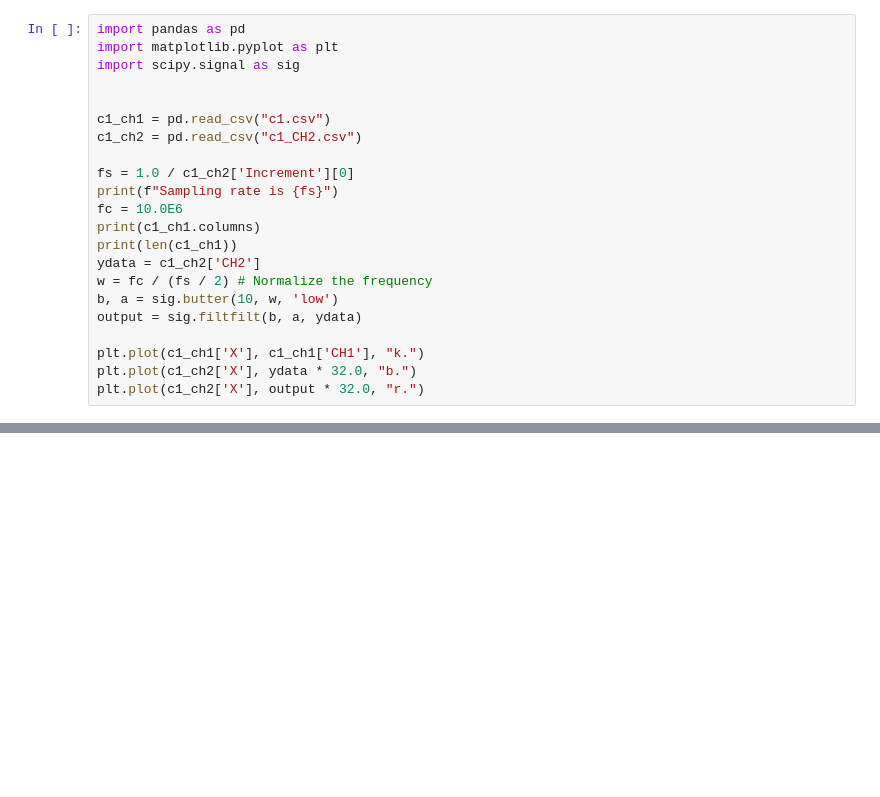
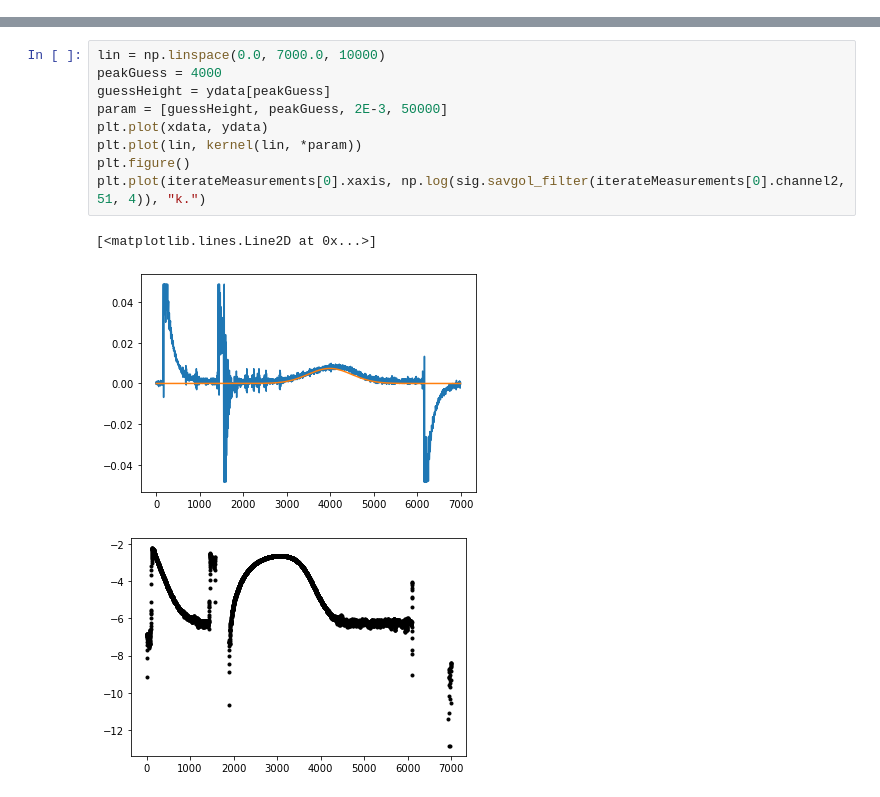
Before and after one commit to maxhaton/P7, a Jupyter notebook: plots.ipynb, the cells around one changed output, grey strips where cells are left out. Drawn from its saved outputs; the diff is of its cells as text; blank space fills up the shorter version.

```diff
--- a/plots.ipynb
+++ b/plots.ipynb
@@ -1,22 +0,0 @@
-# %%
-import pandas as pd
-import matplotlib.pyplot as plt
-import scipy.signal as sig
-
-
-c1_ch1 = pd.read_csv("c1.csv")
-c1_ch2 = pd.read_csv("c1_CH2.csv")
-
-fs = 1.0 / c1_ch2['Increment'][0]
-print(f"Sampling rate is {fs}")
-fc = 10.0E6
-print(c1_ch1.columns)
-print(len(c1_ch1))
-ydata = c1_ch2['CH2']
-w = fc / (fs / 2) # Normalize the frequency
-b, a = sig.butter(10, w, 'low')
-output = sig.filtfilt(b, a, ydata)
-
-plt.plot(c1_ch1['X'], c1_ch1['CH1'], "k.")
-plt.plot(c1_ch2['X'], ydata * 32.0, "b.")
-plt.plot(c1_ch2['X'], output * 32.0, "r.")
@@ -28,0 +272,13 @@ Index(['X', 'CH1', 'Start', 'Increment', 'Unnamed: 4'], dtype='object')
+# %%
+lin = np.linspace(0.0, 7000.0, 10000)
+peakGuess = 4000
+guessHeight = ydata[peakGuess]
+param = [guessHeight, peakGuess, 2E-3, 50000]
+plt.plot(xdata, ydata)
+plt.plot(lin, kernel(lin, *param))
+plt.figure()
+plt.plot(iterateMeasurements[0].xaxis, np.log(sig.savgol_filter(iterateMeasurements[0].channel2, 51, 4)), "k.")
+# %% [output]
+[<matplotlib.lines.Line2D at 0x...>]
+[figure, added]
+[figure, added]
```
Also changed, not shown: parts of 4 cells of this notebook, 13 other files.
